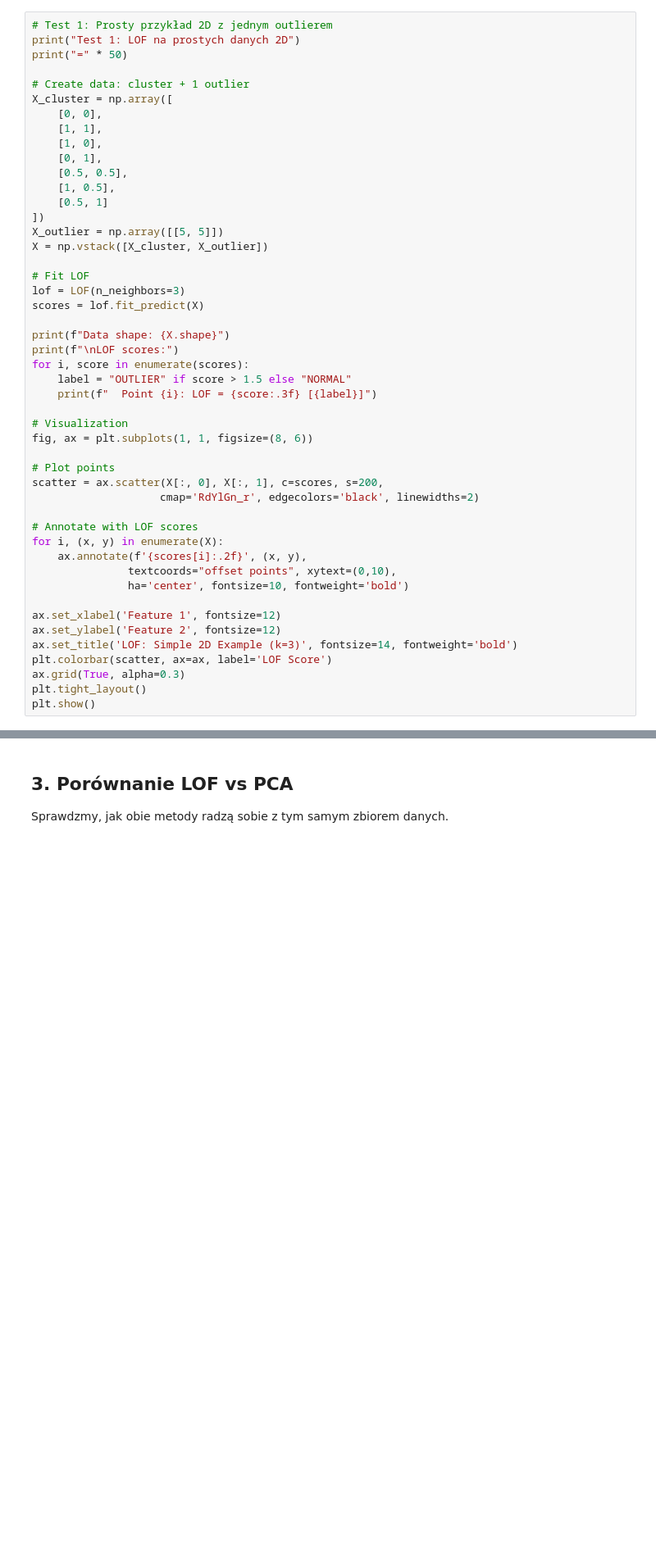
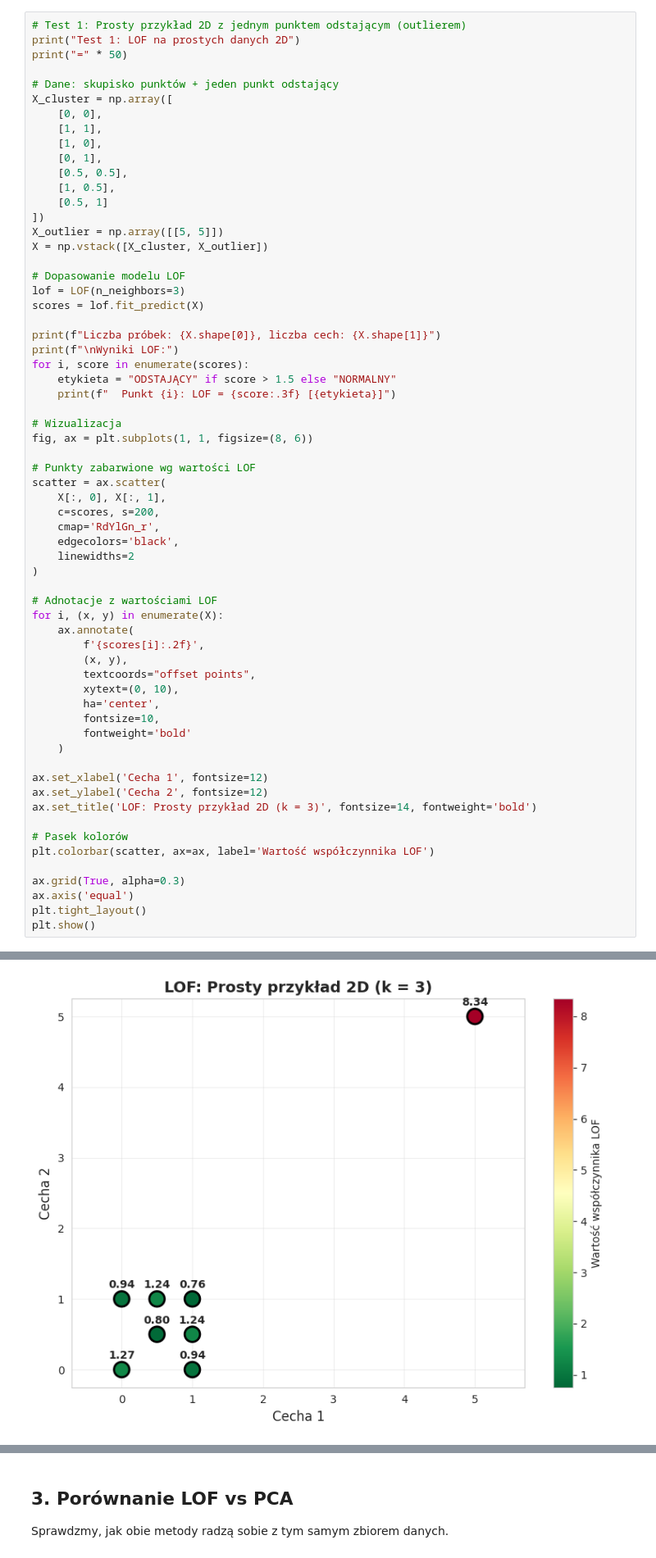
Before and after one commit to MakaronToja2/ml_anomalies, a Jupyter notebook: notebooks/raport2_basic_implementation.ipynb, the cells around one changed output, grey strips where cells are left out. Shown at 82% size. Cells and saved outputs as stored; diff of their text form; blank space fills up the shorter version.

```diff
--- a/notebooks/raport2_basic_implementation.ipynb
+++ b/notebooks/raport2_basic_implementation.ipynb
@@ -49,11 +49,11 @@ LOF identyfikuje anomalie lokalne poprzez porównanie gęstości punktu z gęsto
 - LOF ≈ 1: punkt normalny
 - LOF > 1: potencjalna anomalia (niższa gęstość niż sąsiedzi)
 # %%
-# Test 1: Prosty przykład 2D z jednym outlierem
+# Test 1: Prosty przykład 2D z jednym punktem odstającym (outlierem)
 print("Test 1: LOF na prostych danych 2D")
 print("=" * 50)
 
-# Create data: cluster + 1 outlier
+# Dane: skupisko punktów + jeden punkt odstający
 X_cluster = np.array([
     [0, 0],
     [1, 1],
@@ -66,33 +66,49 @@ X_cluster = np.array([
 X_outlier = np.array([[5, 5]])
 X = np.vstack([X_cluster, X_outlier])
 
-# Fit LOF
+# Dopasowanie modelu LOF
 lof = LOF(n_neighbors=3)
 scores = lof.fit_predict(X)
 
-print(f"Data shape: {X.shape}")
-print(f"\nLOF scores:")
+print(f"Liczba próbek: {X.shape[0]}, liczba cech: {X.shape[1]}")
+print(f"\nWyniki LOF:")
 for i, score in enumerate(scores):
-    label = "OUTLIER" if score > 1.5 else "NORMAL"
-    print(f"  Point {i}: LOF = {score:.3f} [{label}]")
+    etykieta = "ODSTAJĄCY" if score > 1.5 else "NORMALNY"
+    print(f"  Punkt {i}: LOF = {score:.3f} [{etykieta}]")
 
-# Visualization
+# Wizualizacja
 fig, ax = plt.subplots(1, 1, figsize=(8, 6))
 
-# Plot points
-scatter = ax.scatter(X[:, 0], X[:, 1], c=scores, s=200,
-                    cmap='RdYlGn_r', edgecolors='black', linewidths=2)
+# Punkty zabarwione wg wartości LOF
+scatter = ax.scatter(
+    X[:, 0], X[:, 1],
+    c=scores, s=200,
+    cmap='RdYlGn_r',
+    edgecolors='black',
+    linewidths=2
+)
 
-# Annotate with LOF scores
+# Adnotacje z wartościami LOF
 for i, (x, y) in enumerate(X):
-    ax.annotate(f'{scores[i]:.2f}', (x, y),
-               textcoords="offset points", xytext=(0,10),
-               ha='center', fontsize=10, fontweight='bold')
+    ax.annotate(
+        f'{scores[i]:.2f}',
+        (x, y),
+        textcoords="offset points",
+        xytext=(0, 10),
+        ha='center',
+        fontsize=10,
+        fontweight='bold'
+    )
 
-ax.set_xlabel('Feature 1', fontsize=12)
-ax.set_ylabel('Feature 2', fontsize=12)
-ax.set_title('LOF: Simple 2D Example (k=3)', fontsize=14, fontweight='bold')
-plt.colorbar(scatter, ax=ax, label='LOF Score')
+ax.set_xlabel('Cecha 1', fontsize=12)
+ax.set_ylabel('Cecha 2', fontsize=12)
+ax.set_title('LOF: Prosty przykład 2D (k = 3)', fontsize=14, fontweight='bold')
+
+# Pasek kolorów
+plt.colorbar(scatter, ax=ax, label='Wartość współczynnika LOF')
+
 ax.grid(True, alpha=0.3)
+ax.axis('equal')
 plt.tight_layout()
 plt.show()
+# %% [output]
@@ -99 +128,2 @@ plt.show()
+[figure, added]
 # %%
```
Also changed, not shown: parts of 9 cells of this notebook.
